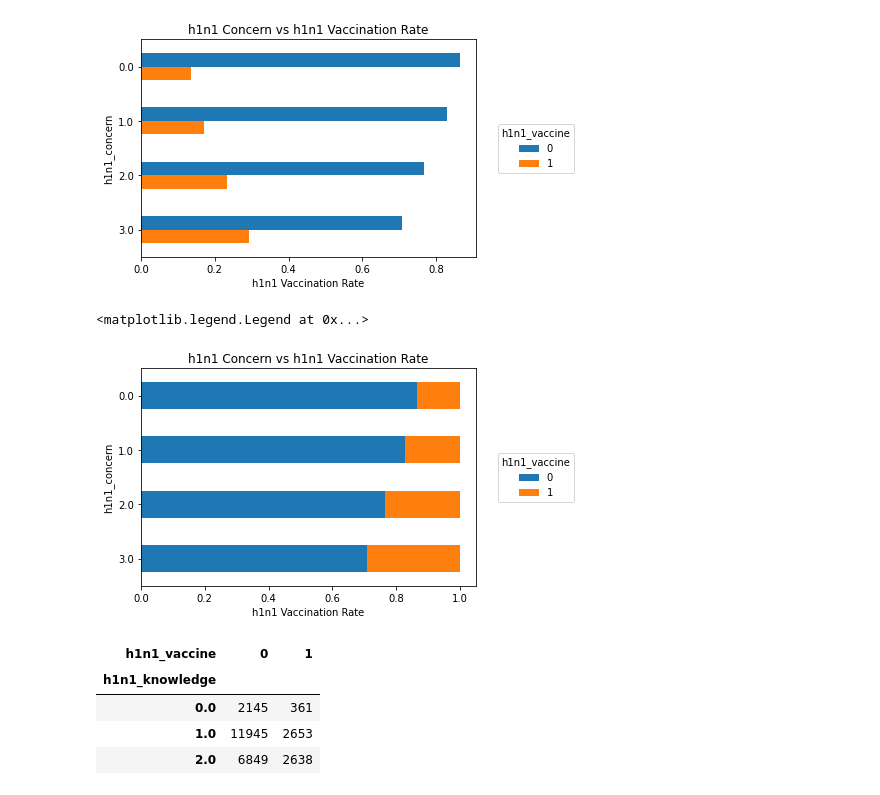
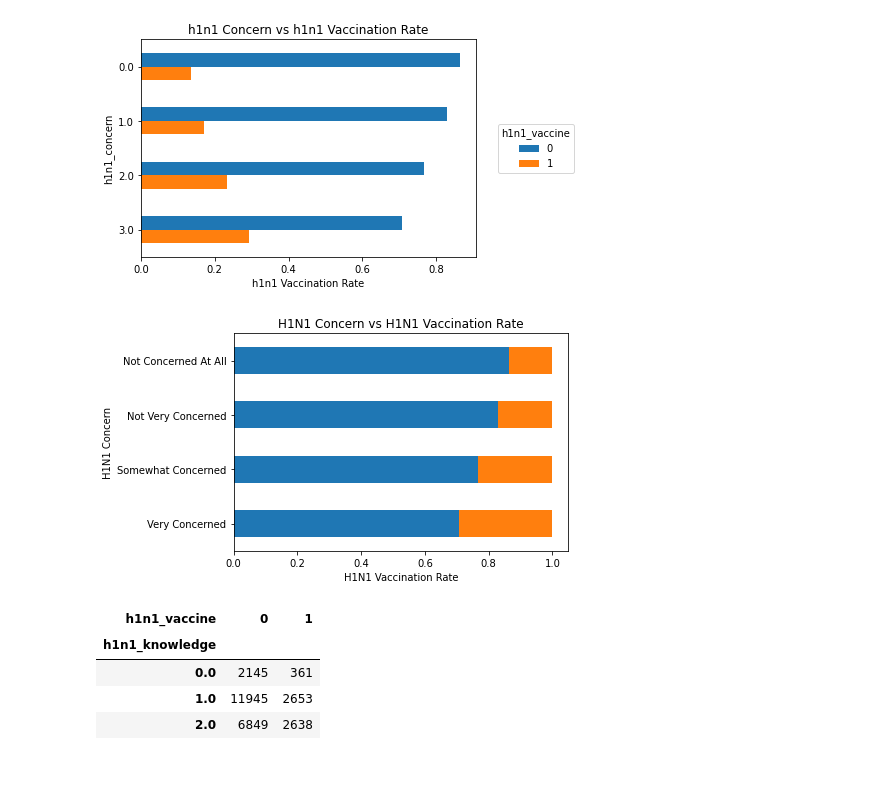
Before and after one commit to henryshin15/Phase_3_Project, a Jupyter notebook: Henry_notebook.ipynb, the cells around one changed output. Drawn from its saved outputs; the diff is of its cells as text; code cells hidden in the pictures.

```diff
--- a/Henry_notebook.ipynb
+++ b/Henry_notebook.ipynb
@@ -388,19 +388,33 @@ ax.legend(
 # %%
 #Visually, we can better see that more people are likely to get the h1n1 vaccine if they have a higher level of concern.
 #stacked bar chart another way to visually read this info.
 
+concern_levels = ["Not Concerned At All", "Not Very Concerned","Somewhat Concerned","Very Concerned"]
+y_pos = np.arange(len(concern_levels))
+
+
+
 ax = props.plot.barh(stacked=True)
+ax.set_yticks(y_pos, labels = concern_levels)
 ax.invert_yaxis()
-ax.set_title("h1n1 Concern vs h1n1 Vaccination Rate")
-ax.set_xlabel("h1n1 Vaccination Rate")
+ax.set_title("H1N1 Concern vs H1N1 Vaccination Rate")
+ax.set_xlabel("H1N1 Vaccination Rate")
+ax.set_ylabel("H1N1 Concern")
+ax.set_label(['Unvaccinated','Vaccinated'])
+
+
+
+
 ax.legend(
+
     loc='center left',
     bbox_to_anchor=(1.05, 0.5),
     title='h1n1_vaccine'
+
 )
+ax.legend_.remove()
 # %% [output]
-<matplotlib.legend.Legend at 0x...>
-[figure, old version]
+[figure, new version]
 # %%
 h1n1_knowledge_counts = (df[['h1n1_knowledge', 'h1n1_vaccine']]
               .groupby(['h1n1_knowledge', 'h1n1_vaccine'])
```
Also changed, not shown: parts of 4 cells of this notebook.
